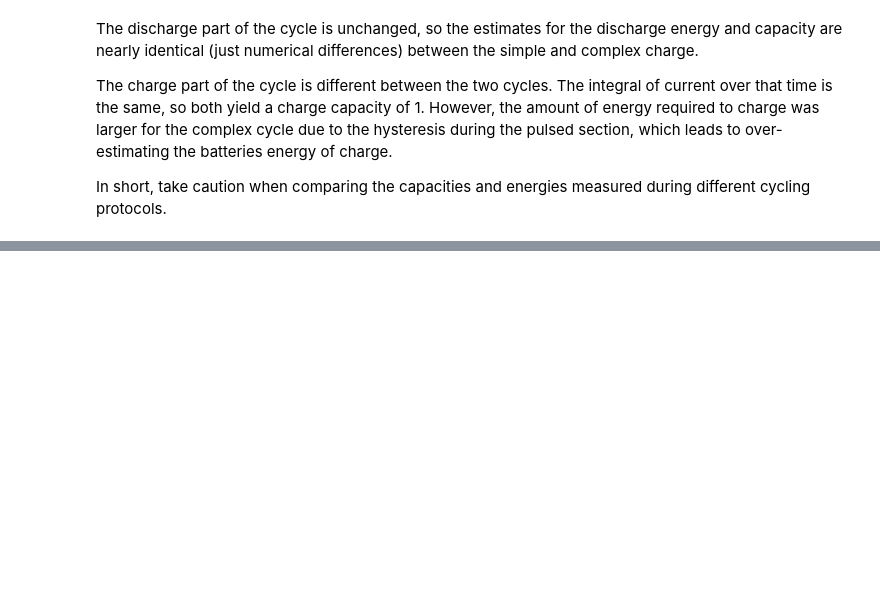
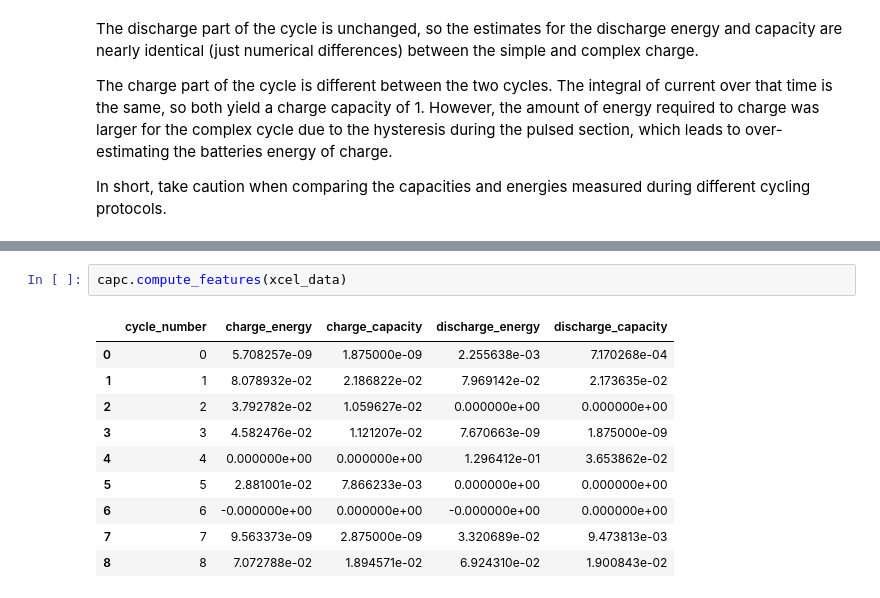
Before and after one commit to ROVI-org/battery-data-toolkit, a Jupyter notebook: docs/features/cell-capacity.ipynb, the cells around one changed output, grey strips where cells are left out. Drawn from its saved outputs; the diff is of its cells as text; blank space fills up the shorter version.

```diff
--- a/docs/features/cell-capacity.ipynb
+++ b/docs/features/cell-capacity.ipynb
@@ -151,0 +194,13 @@ In short, take caution when comparing the capacities and energies measured durin
+# %%
+capc.compute_features(xcel_data)
+# %% [output]
+|  | cycle_number | charge_energy | charge_capacity | discharge_energy | discharge_capacity |
+| 0 | 0 | 5.708257e-09 | 1.875000e-09 | 2.255638e-03 | 7.170268e-04 |
+| 1 | 1 | 8.078932e-02 | 2.186822e-02 | 7.969142e-02 | 2.173635e-02 |
+| 2 | 2 | 3.792782e-02 | 1.059627e-02 | 0.000000e+00 | 0.000000e+00 |
+| 3 | 3 | 4.582476e-02 | 1.121207e-02 | 7.670663e-09 | 1.875000e-09 |
+| 4 | 4 | 0.000000e+00 | 0.000000e+00 | 1.296412e-01 | 3.653862e-02 |
+| 5 | 5 | 2.881001e-02 | 7.866233e-03 | 0.000000e+00 | 0.000000e+00 |
+| 6 | 6 | -0.000000e+00 | 0.000000e+00 | -0.000000e+00 | 0.000000e+00 |
+| 7 | 7 | 9.563373e-09 | 2.875000e-09 | 3.320689e-02 | 9.473813e-03 |
+| 8 | 8 | 7.072788e-02 | 1.894571e-02 | 6.924310e-02 | 1.900843e-02 |
```
Also changed, not shown: parts of 7 cells of this notebook, 3 other files.
